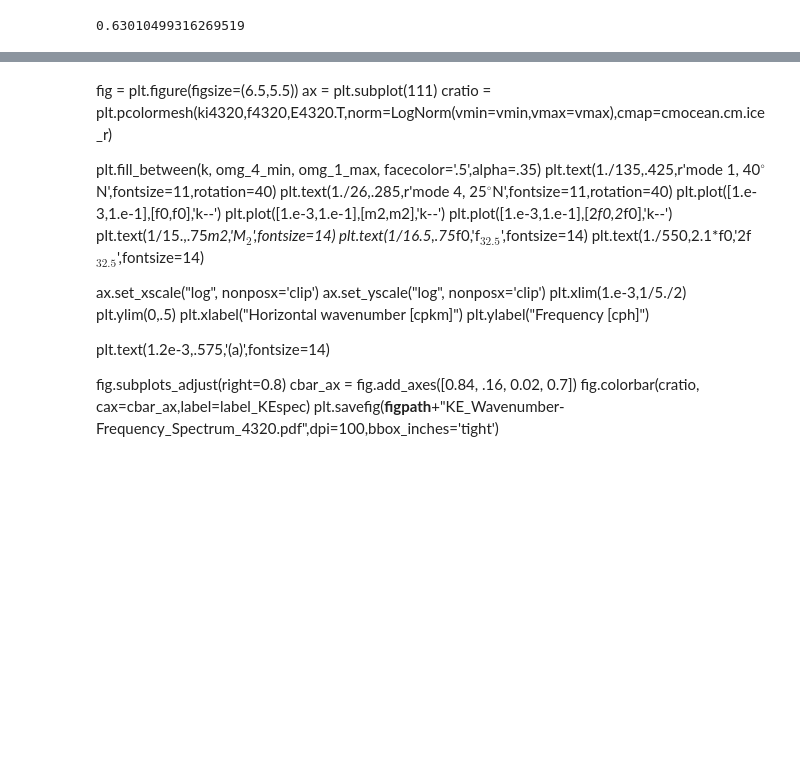
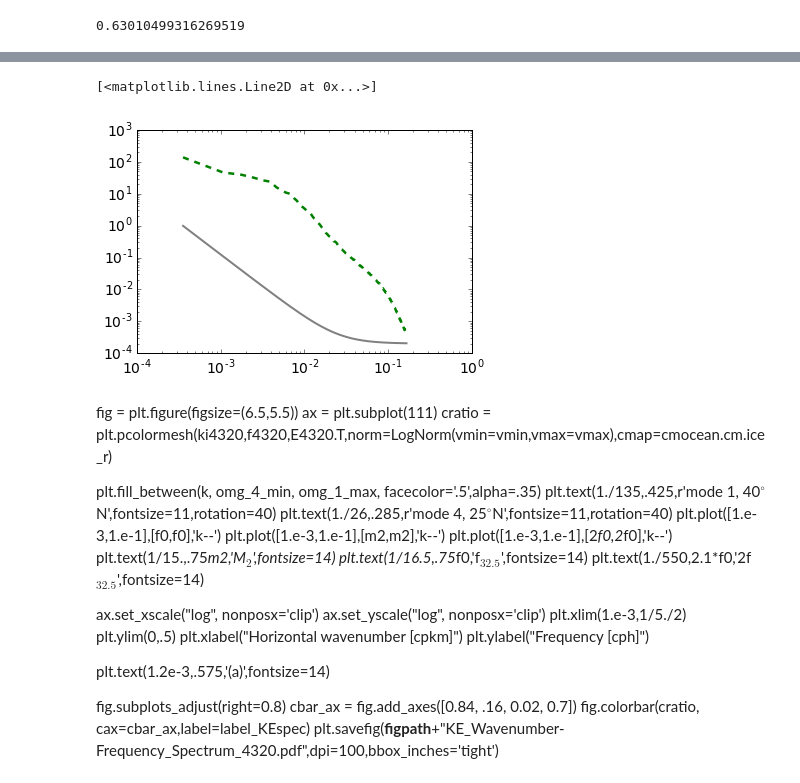
Before and after one commit to cesar-rocha/UpperOceanSeasonality, a Jupyter notebook: notebooks/WavenumberFrequencySpec.ipynb, the cells around one changed output, grey strips where cells are left out. Drawn from its saved outputs; the diff is of its cells as text; code cells hidden in the pictures; blank space fills up the shorter version.

```diff
--- a/notebooks/WavenumberFrequencySpec.ipynb
+++ b/notebooks/WavenumberFrequencySpec.ipynb
@@ -673,3 +685,8 @@ plt.savefig(__dest__[1],dpi=100,bbox_inches='tight')
+# %%
+plt.loglog(ki4320,Eo4320[:,fTnsub].sum(axis=1)*df,'--',color='g',label='October, $< 0.8$ $f_{32.5}$')
+# %% [output]
+[<matplotlib.lines.Line2D at 0x...>]
+[figure, added]
 # %% [markdown]
 fig = plt.figure(figsize=(6.5,5.5))
 ax = plt.subplot(111)
```
Also changed, not shown: parts of 2 cells of this notebook, 15 other files.
